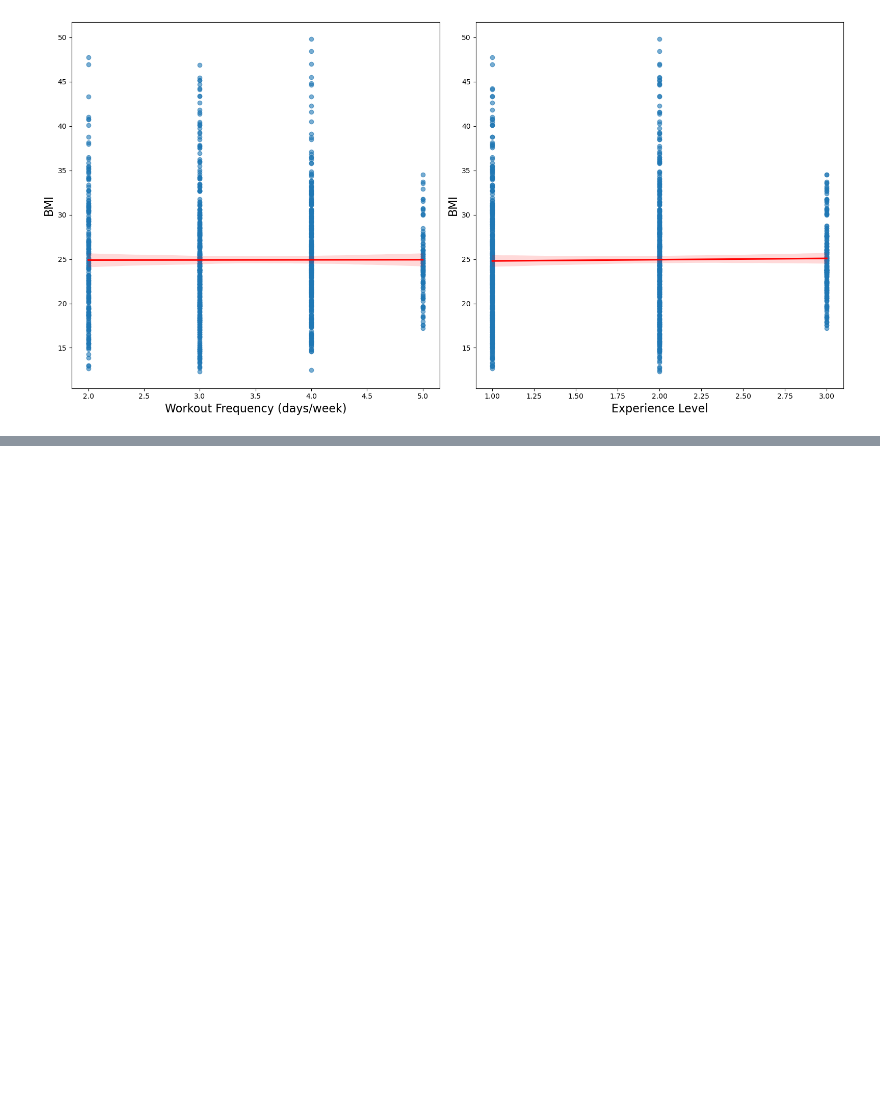
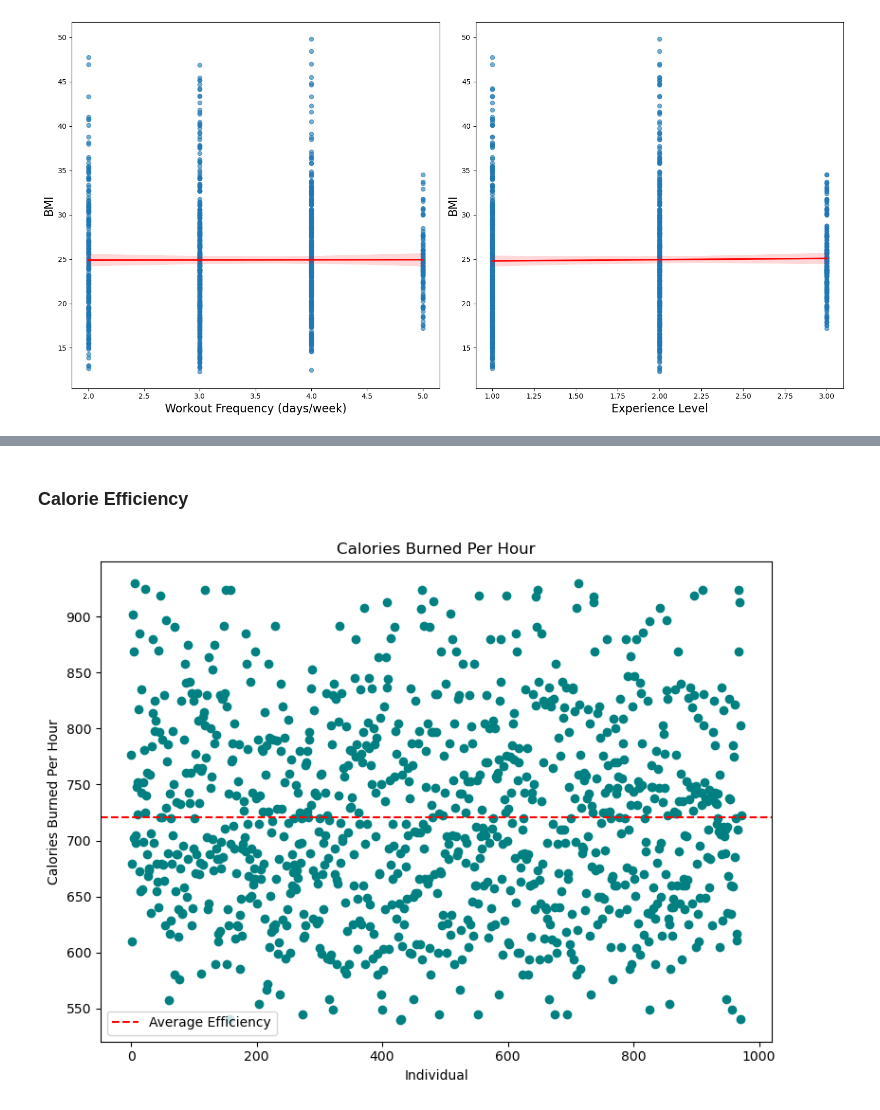
Before and after one commit to HilthonTT/gym-members-exercise, a Jupyter notebook: src/main.ipynb, the cells around one changed output, grey strips where cells are left out. Drawn from its saved outputs; the diff is of its cells as text; code cells hidden in the pictures; blank space fills up the shorter version.

```diff
--- a/src/main.ipynb
+++ b/src/main.ipynb
@@ -172,0 +285,20 @@ plt.show()
+# %% [markdown]
+### Calorie Efficiency
+# %%
+df['Calorie_Efficiency'] = df['Calories_Burned'] / df['Session_Duration (hours)']
+
+plt.figure(figsize=(8, 6))
+
+plt.scatter(df.index, df['Calorie_Efficiency'], color='teal')
+plt.axhline(df['Calorie_Efficiency'].mean(), color='red', linestyle='--', label='Average Efficiency')
+
+plt.title('Calories Burned Per Hour')
+plt.xlabel('Individual')
+plt.ylabel('Calories Burned Per Hour')
+
+plt.legend()
+
+plt.tight_layout()
+plt.show()
+# %% [output]
+[figure, added]
```
Also changed, not shown: parts of 7 cells of this notebook.
